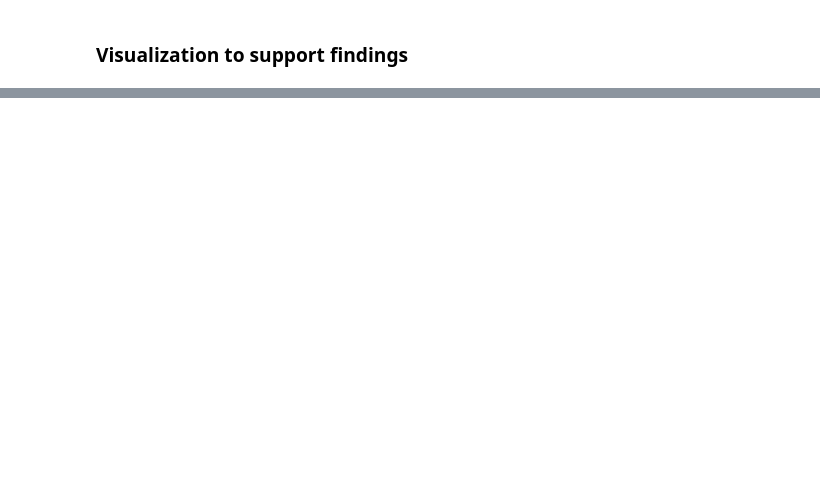
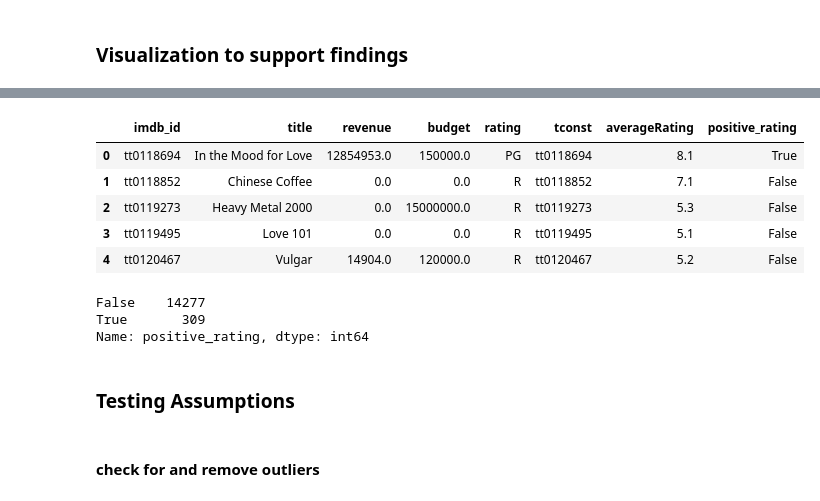
Before and after one commit to laffertybrian/Extract-Transform-and-Load, a Jupyter notebook: Project 3 Hypothesis Testing.ipynb, the cells around one changed output, grey strips where cells are left out. Cells and saved outputs as stored; diff of their text form; code cells hidden in the pictures; blank space fills up the shorter version.

```diff
--- a/Project 3 Hypothesis Testing.ipynb
+++ b/Project 3 Hypothesis Testing.ipynb
@@ -489,0 +520,4 @@ Name: revenue, dtype: float64
+# %%
+# loading ratings data
+ratings_df = pd.read_csv('Data/ratings.csv.gz')
+ratings_df.head()
@@ -489,0 +543,4 @@ Name: revenue, dtype: float64
+# %%
+# creating a new column to label all highly rated movies
+ratings_df['positive_rating'] = ratings_df['averageRating'].apply(lambda x: True if x >= 8 else False)
+ratings_df.head()
@@ -489,0 +554,18 @@ Name: revenue, dtype: float64
+# %%
+ratings_cols_transfer = ['tconst', 'averageRating', 'positive_rating']
+
+q3_df = pd.merge(df, ratings_df[ratings_cols_transfer], left_on = ['imdb_id'], right_on=['tconst'])
+q3_df.head()
+# %% [output]
+|  | imdb_id | title | revenue | budget | rating | tconst | averageRating | positive_rating |
+| 0 | tt0118694 | In the Mood for Love | 12854953.0 | 150000.0 | PG | tt0118694 | 8.1 | True |
+| 1 | tt0118852 | Chinese Coffee | 0.0 | 0.0 | R | tt0118852 | 7.1 | False |
+| 2 | tt0119273 | Heavy Metal 2000 | 0.0 | 15000000.0 | R | tt0119273 | 5.3 | False |
+| 3 | tt0119495 | Love 101 | 0.0 | 0.0 | R | tt0119495 | 5.1 | False |
+| 4 | tt0120467 | Vulgar | 14904.0 | 120000.0 | R | tt0120467 | 5.2 | False |
+# %%
+q3_df['positive_rating'].value_counts()
+# %% [output]
+False    14277
+True       309
+Name: positive_rating, dtype: int64
@@ -489,0 +580,4 @@ Name: revenue, dtype: float64
+# %% [markdown]
+### Testing Assumptions
+# %% [markdown]
+#### check for and remove outliers
```
Also changed, not shown: parts of 24 cells of this notebook.
